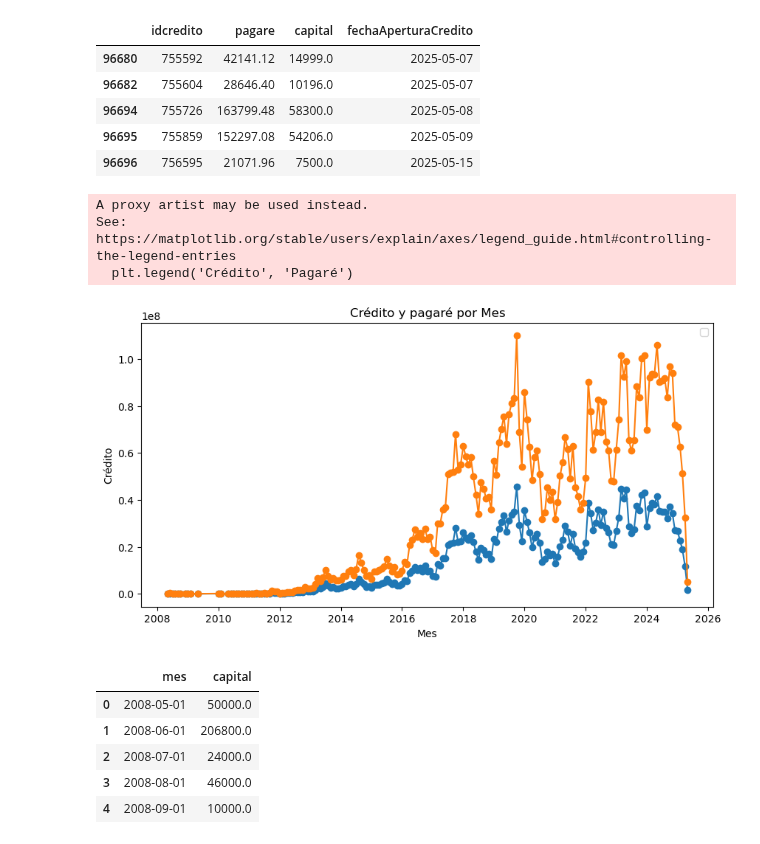
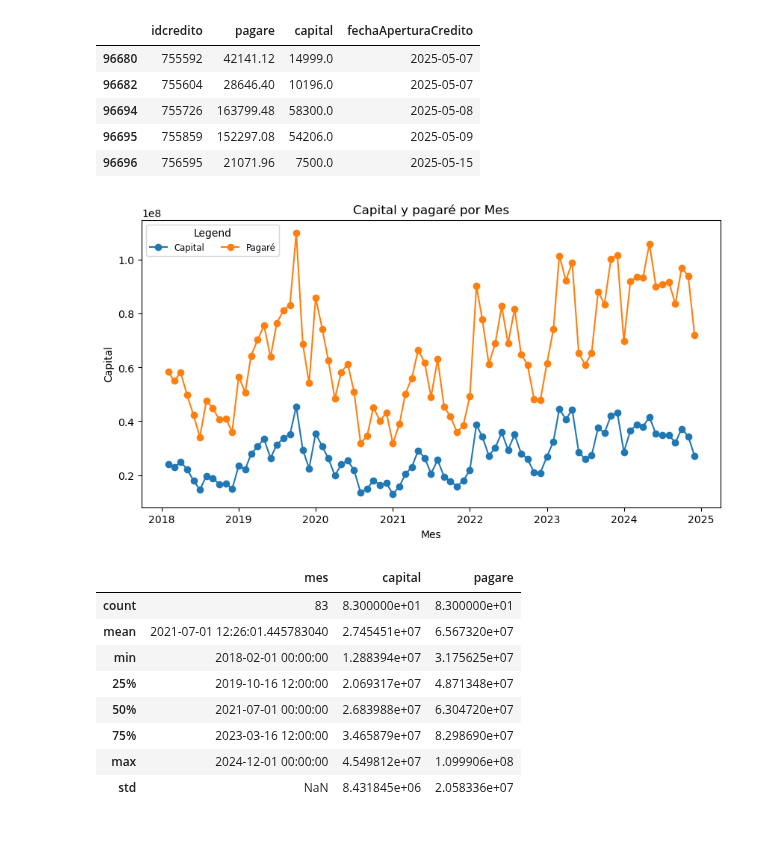
Before and after one commit to allfunso/Qubitos-Datathon, a Jupyter notebook: Experimentos_ARMI.ipynb, the cells around one changed output. Saved outputs shown, nothing was run; the diff lists cells and outputs as text; code cells hidden in the pictures.

Commit message:
Capital de 2018 -2024

```diff
--- a/Experimentos_ARMI.ipynb
+++ b/Experimentos_ARMI.ipynb
@@ -227,29 +227,32 @@ df_pagare.tail()
 # %%
 # Crédito en base a meses
 
 df_pagare['mes'] = df_pagare['fechaAperturaCredito'].dt.to_period('M')
 df_mensual = df_pagare.groupby('mes')[['capital', 'pagare']].sum().reset_index()
 df_mensual['mes'] = df_mensual['mes'].dt.to_timestamp()
+df_mensual = df_mensual.iloc[:-5]
+df_mensual = df_mensual.iloc[105:]
 
 # Gráfica
 plt.figure(figsize=(10, 5))
-plt.plot(df_mensual['mes'], df_mensual['capital'], df_mensual['mes'], df_mensual['pagare'],  marker='o')
-plt.title('Crédito y pagaré por Mes')
+plt.plot(df_mensual['mes'], df_mensual['capital'], marker='o', label='Capital')
+plt.plot(df_mensual['mes'], df_mensual['pagare'], marker='o', label='Pagaré')
+plt.title('Capital y pagaré por Mes')
 plt.xlabel('Mes')
-plt.ylabel('Crédito')
-plt.legend('Crédito', 'Pagaré')
+plt.ylabel('Capital')
+plt.legend(loc='upper left', fontsize='small', ncol=2, title='Legend')
 plt.show()
 # %% [output]
-A proxy artist may be used instead.
-See: https://matplotlib.org/stable/users/explain/axes/legend_guide.html#controlling-the-legend-entries
-  plt.legend('Crédito', 'Pagaré')
-[figure, old version]
+[figure, new version]
 # %%
-df_mensual.head()
+df_mensual.describe()
 # %% [output]
-|  | mes | capital |
-| 0 | 2008-05-01 | 50000.0 |
-| 1 | 2008-06-01 | 206800.0 |
-| 2 | 2008-07-01 | 24000.0 |
-| 3 | 2008-08-01 | 46000.0 |
-| 4 | 2008-09-01 | 10000.0 |
+|  | mes | capital | pagare |
+| count | 83 | 8.300000e+01 | 8.300000e+01 |
+| mean | 2021-07-01 12:26:01.445783040 | 2.745451e+07 | 6.567320e+07 |
+| min | 2018-02-01 00:00:00 | 1.288394e+07 | 3.175625e+07 |
+| 25% | 2019-10-16 12:00:00 | 2.069317e+07 | 4.871348e+07 |
+| 50% | 2021-07-01 00:00:00 | 2.683988e+07 | 6.304720e+07 |
+| 75% | 2023-03-16 12:00:00 | 3.465879e+07 | 8.298690e+07 |
+| max | 2024-12-01 00:00:00 | 4.549812e+07 | 1.099906e+08 |
+| std | NaN | 8.431845e+06 | 2.058336e+07 |
```
